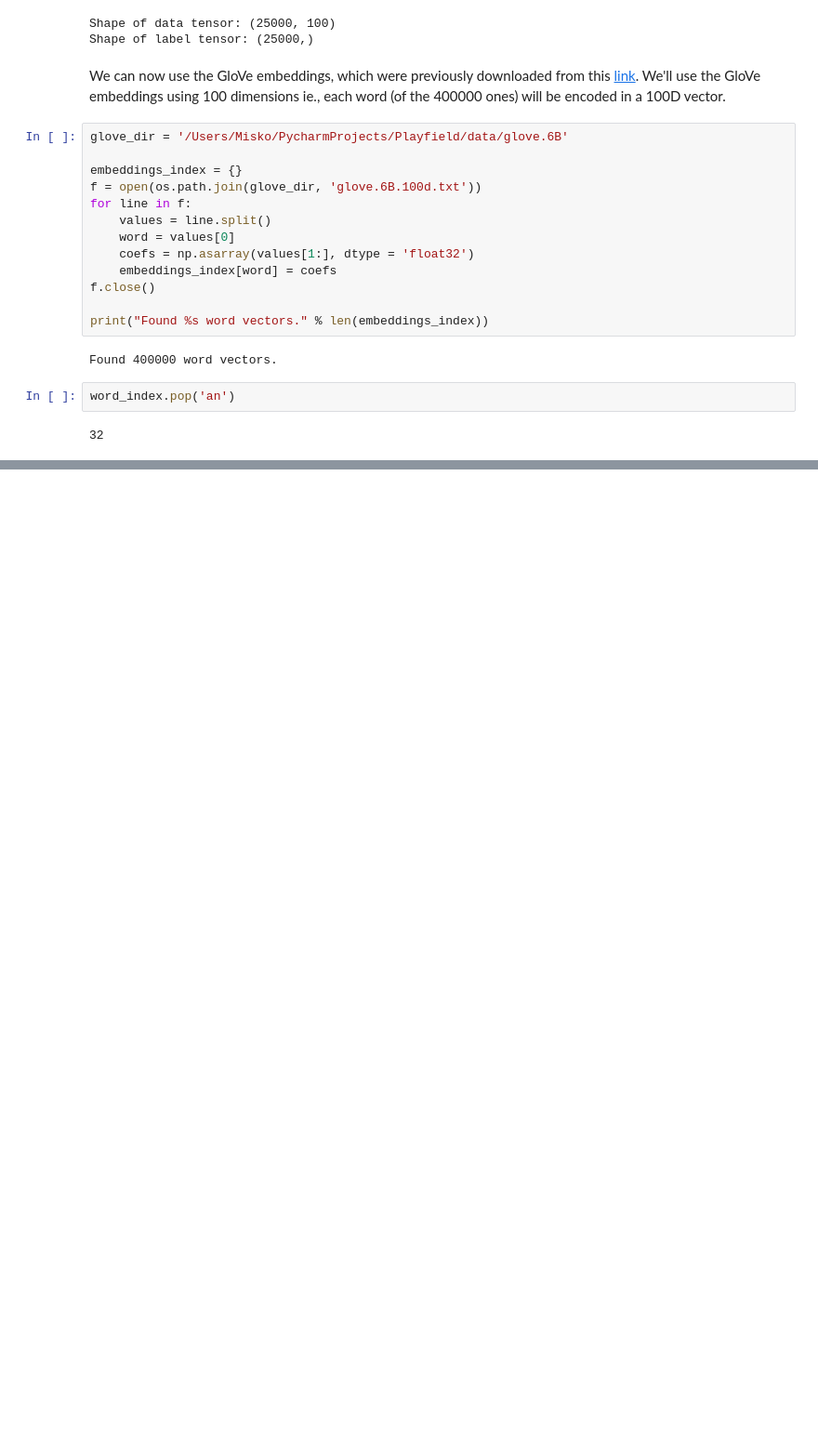
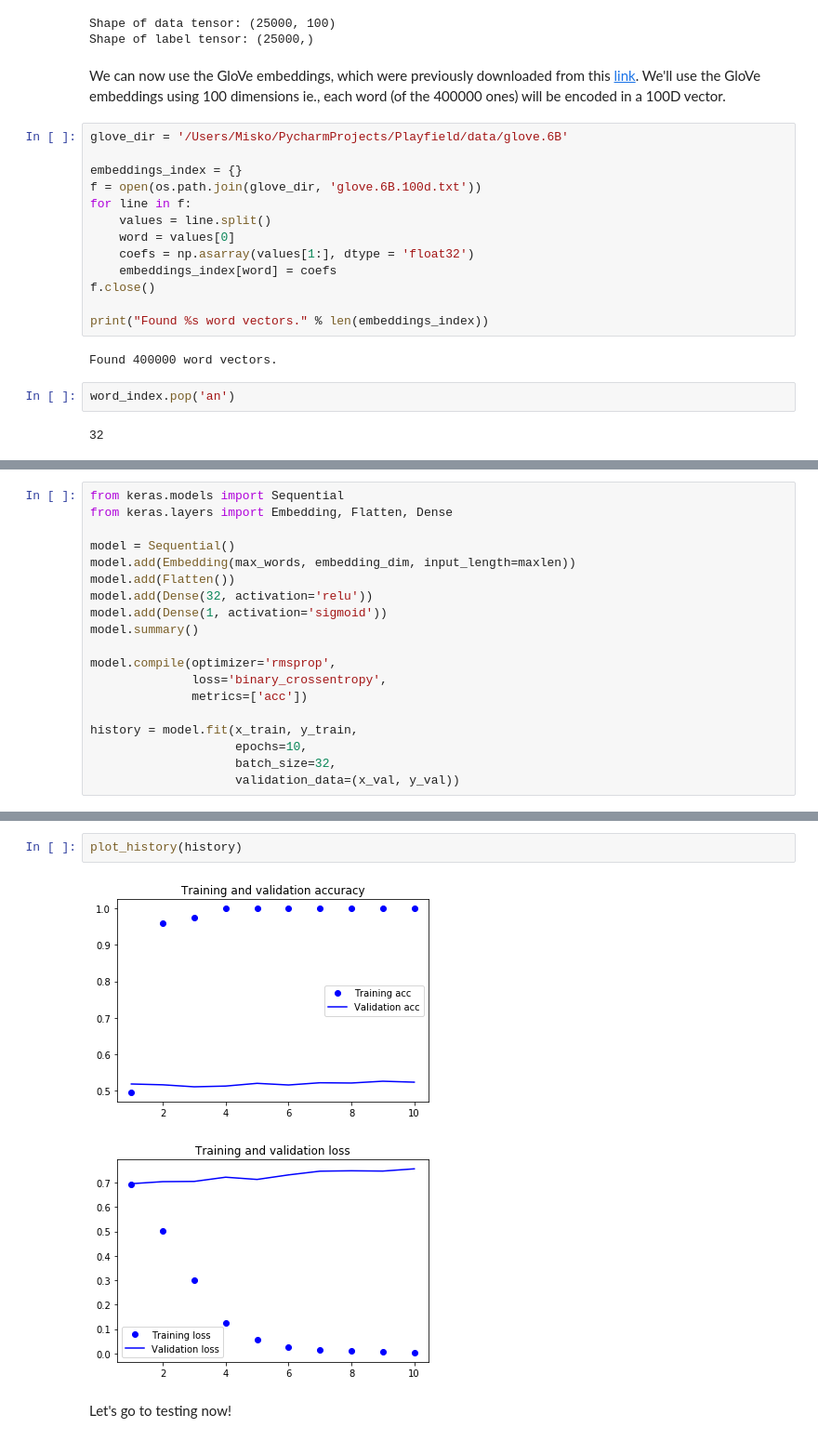
Before and after one commit to mappls/Playfield, a Jupyter notebook: keras/9_embeddings_movie_reviews.ipynb, the cells around one changed output, grey strips where cells are left out. Shown: that part at 93% size. Saved outputs shown, nothing was run; the diff lists cells and outputs as text; blank space fills up the shorter version.

```diff
--- a/keras/9_embeddings_movie_reviews.ipynb
+++ b/keras/9_embeddings_movie_reviews.ipynb
@@ -212,0 +267,19 @@ array([[[0., 0., 0., 0., 0., 0., 0., 0., 0., 0.],
+# %%
+from keras.models import Sequential
+from keras.layers import Embedding, Flatten, Dense
+
+model = Sequential()
+model.add(Embedding(max_words, embedding_dim, input_length=maxlen))
+model.add(Flatten())
+model.add(Dense(32, activation='relu'))
+model.add(Dense(1, activation='sigmoid'))
+model.summary()
+
+model.compile(optimizer='rmsprop',
+              loss='binary_crossentropy',
+              metrics=['acc'])
+
+history = model.fit(x_train, y_train,
+                    epochs=10,
+                    batch_size=32,
+                    validation_data=(x_val, y_val))
@@ -212,0 +304,7 @@ array([[[0., 0., 0., 0., 0., 0., 0., 0., 0., 0.],
+# %%
+plot_history(history)
+# %% [output]
+[figure, added]
+[figure, added]
+# %% [markdown]
+Let's go to testing now!
```
Also changed, not shown: parts of 17 cells of this notebook.
